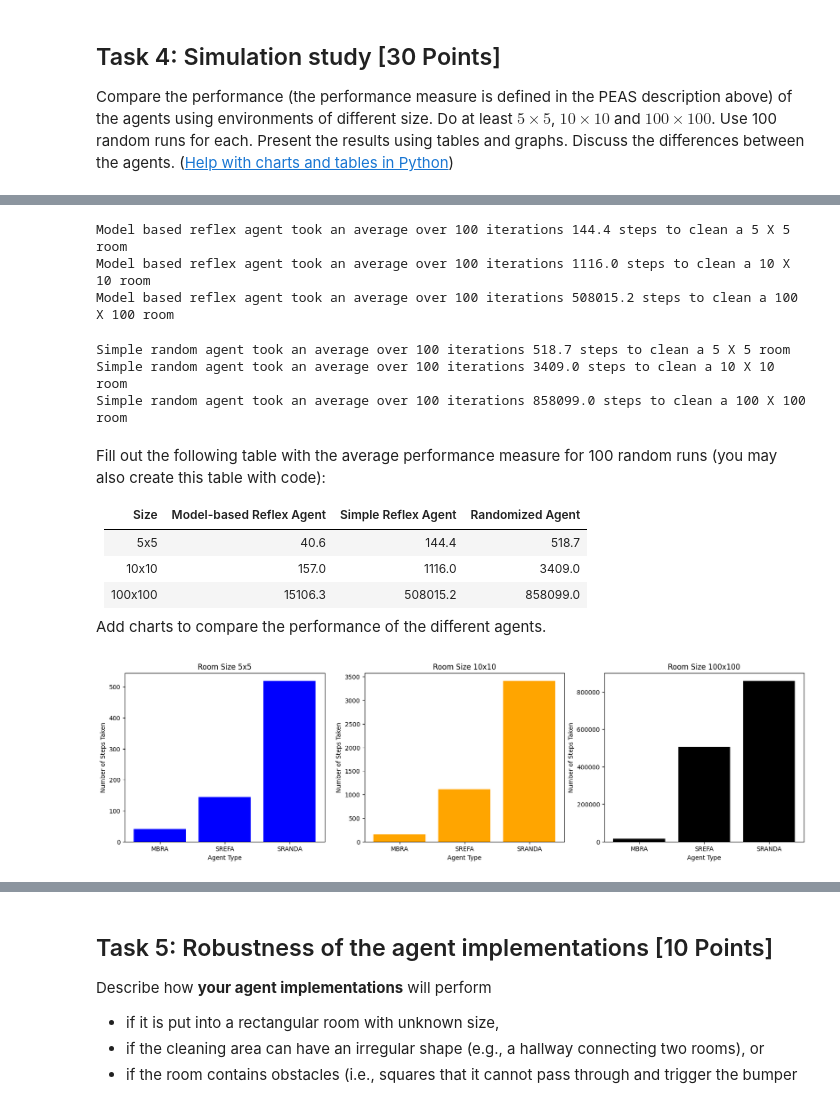
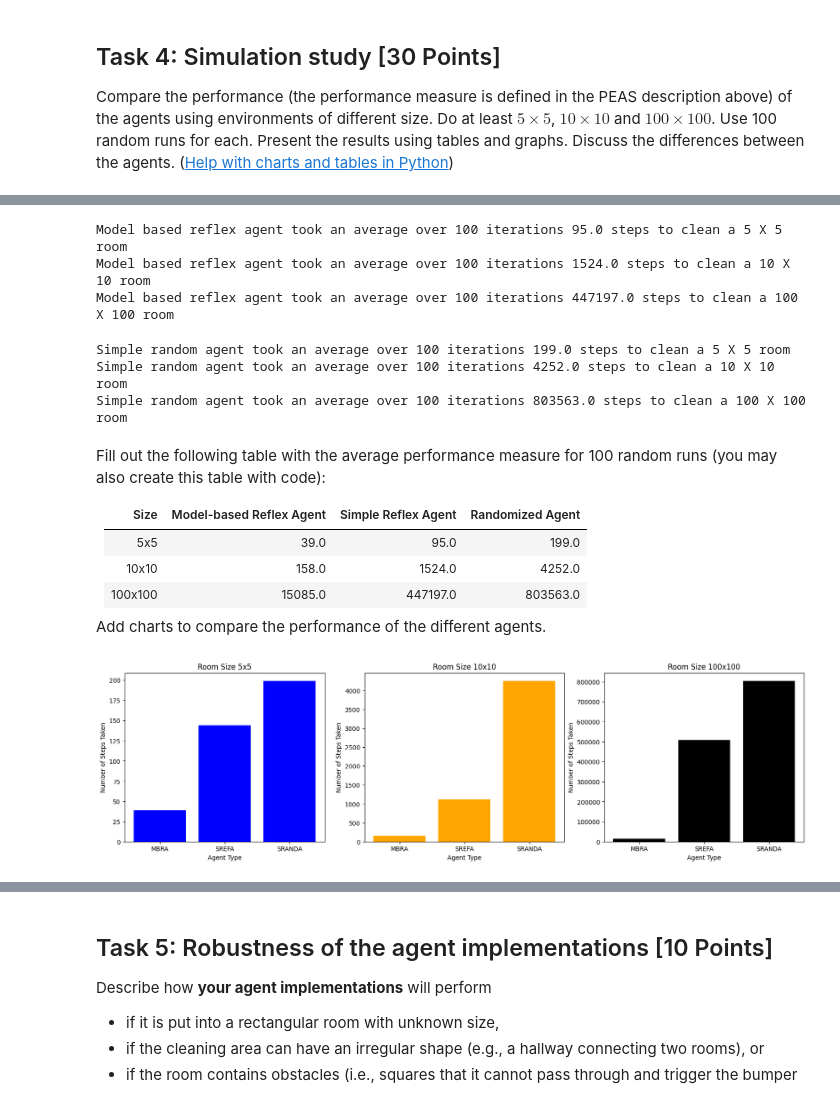
Before and after one commit to JamocaVisions/CodeCursor, a Jupyter notebook: Agents/robot_vacuum.ipynb, the cells around one changed output, grey strips where cells are left out. Cells and saved outputs as stored; diff of their text form; code cells hidden in the pictures.

```diff
--- a/Agents/robot_vacuum.ipynb
+++ b/Agents/robot_vacuum.ipynb
@@ -351,80 +378,88 @@ Model based reflex agent took an average over 100 iterations 15106.3 steps to cl
 # %%
+# The following code will test the simple reflex agent through 3 trails
+# including a 5x5, 10x10, and 100x100 running 100 times for each and providing an average step output
+# Note: These took very long to run
+
 runs = [5,10,100]
 
 reflex_avg = 0
 
 for i in range(len(runs)):
 
-  for j in range(100):
+  for j in range(1):
 
     reflex_avg = reflex_avg + environment(simple_reflex_agent,runs[i])
 
-  print(f"Model based reflex agent took an average over 100 iterations {round(reflex_avg/100,1)} steps to clean a {runs[i]} X {runs[i]} room ")
+  print(f"Model based reflex agent took an average over 100 iterations {round(reflex_avg/1,1)} steps to clean a {runs[i]} X {runs[i]} room ")
   reflex_avg = 0
 # %% [output]
-Model based reflex agent took an average over 100 iterations 144.4 steps to clean a 5 X 5 room
-Model based reflex agent took an average over 100 iterations 1116.0 steps to clean a 10 X 10 room
-Model based reflex agent took an average over 100 iterations 508015.2 steps to clean a 100 X 100 room
+Model based reflex agent took an average over 100 iterations 95.0 steps to clean a 5 X 5 room
+Model based reflex agent took an average over 100 iterations 1524.0 steps to clean a 10 X 10 room
+Model based reflex agent took an average over 100 iterations 447197.0 steps to clean a 100 X 100 room
 # %%
+# The following code will test the simple randomized agent through 3 trails
+# including a 5x5, 10x10, and 100x100 running 100 times for each and providing an average step output
+# Note: These took very long to run
+
 runs = [5,10,100]
 
 random_avg = 0
 
 for i in range(len(runs)):
 
-  for j in range(3):
+  for j in range(1):
 
     random_avg = random_avg + environment(simple_randomized_agent,runs[i])
 
-  print(f"Simple random agent took an average over 100 iterations {round(random_avg/3,1)} steps to clean a {runs[i]} X {runs[i]} room ")
+  print(f"Simple random agent took an average over 100 iterations {round(random_avg/1,1)} steps to clean a {runs[i]} X {runs[i]} room ")
 
   random_avg = 0
 # %% [output]
-Simple random agent took an average over 100 iterations 518.7 steps to clean a 5 X 5 room
-Simple random agent took an average over 100 iterations 3409.0 steps to clean a 10 X 10 room
-Simple random agent took an average over 100 iterations 858099.0 steps to clean a 100 X 100 room
+Simple random agent took an average over 100 iterations 199.0 steps to clean a 5 X 5 room
+Simple random agent took an average over 100 iterations 4252.0 steps to clean a 10 X 10 room
+Simple random agent took an average over 100 iterations 803563.0 steps to clean a 100 X 100 room
 # %% [markdown]
 Fill out the following table with the average performance measure for 100 random runs (you may also create this table with code):
 
 | Size     | Model-based Reflex Agent | Simple Reflex Agent | Randomized Agent |
 |----------|------------------|---------------------|--------------------------|
-| 5x5     |40.6|144.4|518.7|
-| 10x10   | 157.0|1116.0|3409.0|
-| 100x100 | 15106.3|508015.2|858099.0|
+| 5x5     |39.0|95.0|199.0|
+| 10x10   | 158.0|1524.0|4252.0|
+| 100x100 | 15085.0|447197.0|803563.0|
 
 Add charts to compare the performance of the different agents.
 # %%
 
 import pandas as pd
 import matplotlib
 import matplotlib.pyplot as plt
 
 categories = ['MBRA','SREFA', 'SRANDA']
-values5x5 = [40.6,144.4,518.7]
-values10x10 = [157.0, 1116.0, 3409.0]
-values100x100 = [15106.3,508015.2,858099.0]
+values5x5 = [39.0,144.4,199.0]
+values10x10 = [158.0, 1116.0, 4252.0]
+values100x100 = [15085.0,508015.2,803563.0]
 
 plt.figure(figsize=(20,5))
 # First chart (Bar chart)
 plt.subplot(1, 3, 1)  # (rows, columns, index)
 plt.bar(categories, values5x5, color='blue')
 plt.title("Room Size 5x5")
 plt.xlabel('Agent Type')
 plt.ylabel('Number of Steps Taken')
 # First chart (Bar chart)
 plt.subplot(1, 3, 2)  # (rows, columns, index)
 plt.bar(categories, values10x10, color='orange')
 plt.title("Room Size 10x10")
 plt.xlabel('Agent Type')
 plt.ylabel('Number of Steps Taken')
 # First chart (Bar chart)
 plt.subplot(1, 3, 3)  # (rows, columns, index)
 plt.bar(categories, values100x100, color='black')
 plt.title("Room Size 100x100")
 plt.xlabel('Agent Type')
 plt.ylabel('Number of Steps Taken')
 
 
 plt.show()
 # %% [output]
-[figure, old version]
+[figure, new version]
```
Also changed, not shown: parts of 29 cells of this notebook.
